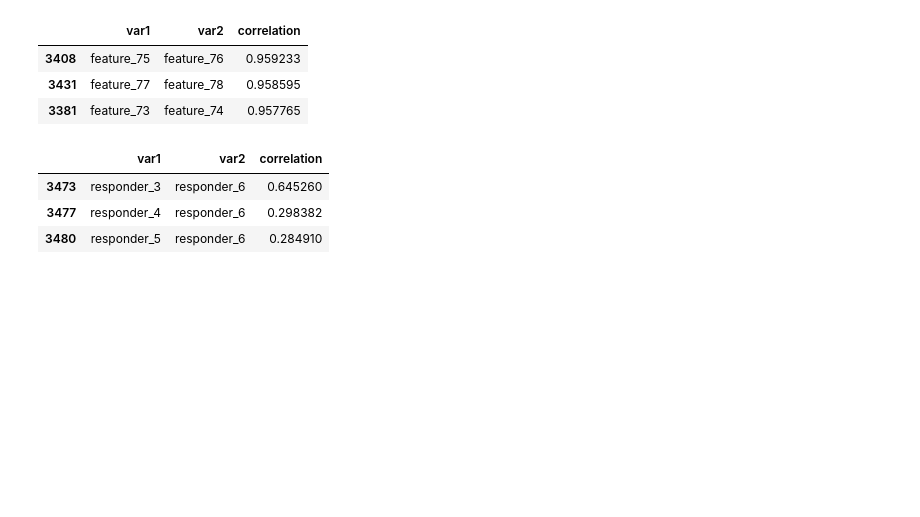
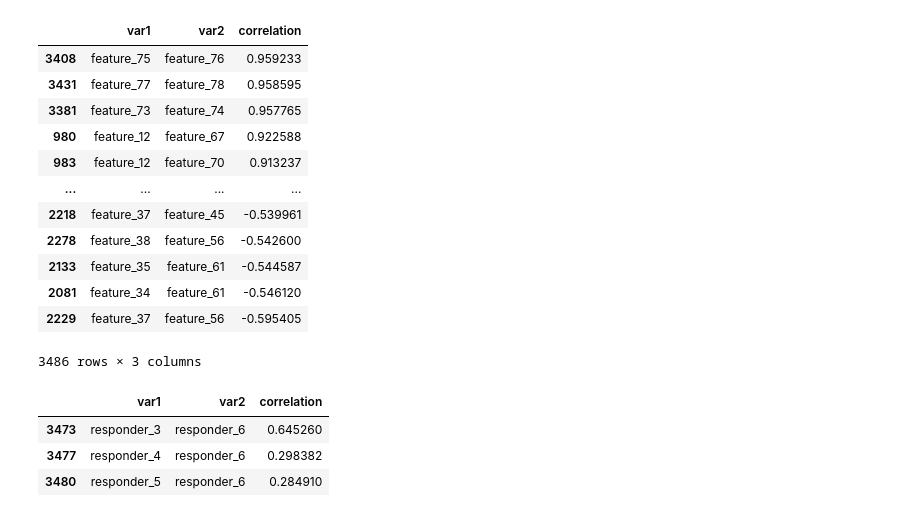
Before and after one commit to donghui-0126/JaneStreetKaggle, a Jupyter notebook: corr_analysis.ipynb, the cells around one changed output. Cells and saved outputs as stored; diff of their text form; code cells hidden in the pictures; blank space fills up the shorter version.

```diff
--- a/corr_analysis.ipynb
+++ b/corr_analysis.ipynb
@@ -23,12 +23,21 @@ def get_responder_corr(df):
 df = get_corr_df(1, 0.1)
 responder_corr_df = get_responder_corr(df)
 # %%
-get_corr_df(1, 0.5).head(3)
+get_corr_df(1, 0.)
 # %% [output]
 |  | var1 | var2 | correlation |
 | 3408 | feature_75 | feature_76 | 0.959233 |
 | 3431 | feature_77 | feature_78 | 0.958595 |
 | 3381 | feature_73 | feature_74 | 0.957765 |
+| 980 | feature_12 | feature_67 | 0.922588 |
+| 983 | feature_12 | feature_70 | 0.913237 |
+| ... | ... | ... | ... |
+| 2218 | feature_37 | feature_45 | -0.539961 |
+| 2278 | feature_38 | feature_56 | -0.542600 |
+| 2133 | feature_35 | feature_61 | -0.544587 |
+| 2081 | feature_34 | feature_61 | -0.546120 |
+| 2229 | feature_37 | feature_56 | -0.595405 |
+3486 rows × 3 columns
 # %%
 get_feature_corr(responder_corr_df, "responder_6")
 # %% [output]
```
Also changed, not shown: parts of 1 cell of this notebook, 46 other files.
